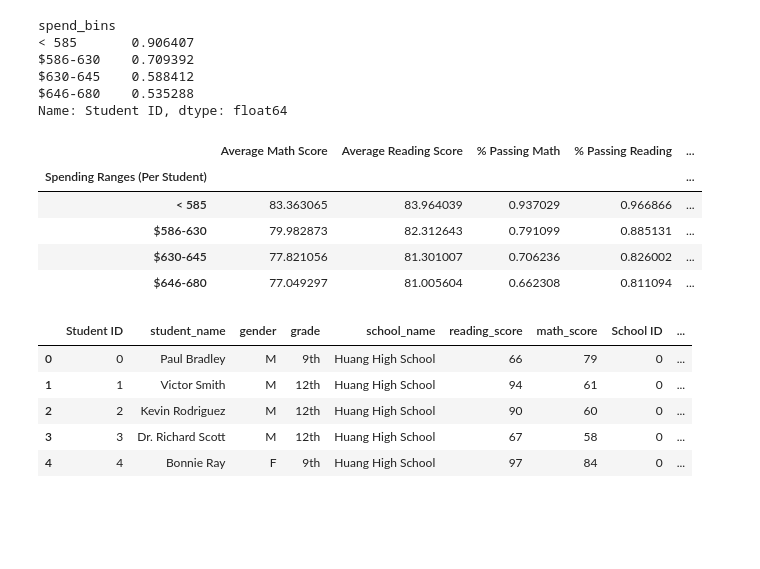
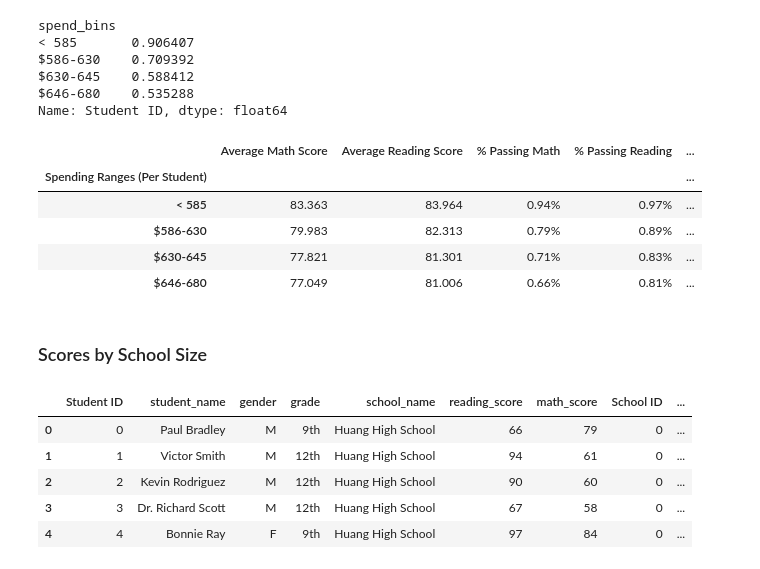
Before and after one commit to GrimmettDS/pandas-challenge, a Jupyter notebook: PyCitySchools/TestData.ipynb, the cells around one changed output. Cells and saved outputs as stored; diff of their text form; code cells hidden in the pictures; blank space fills up the shorter version.

```diff
--- a/PyCitySchools/TestData.ipynb
+++ b/PyCitySchools/TestData.ipynb
@@ -417,19 +424,29 @@ $630-645    0.588412
 $646-680    0.535288
 Name: Student ID, dtype: float64
 # %%
+# Creating Dataframe to show results with formatting changes
+
 scores_by_money_spent = pd.DataFrame({"Average Math Score": avg_math_spent,
                                      "Average Reading Score": avg_reading_spent,
                                      "% Passing Math": spent_pass_math,
                                      "% Passing Reading": spent_pass_reading,
                                      "Overall Passing Rate": spent_overall})
 
 scores_by_money_spent.index.name = "Spending Ranges (Per Student)"
 
+scores_by_money_spent["Average Math Score"] = scores_by_money_spent["Average Math Score"].map('{:.3f}'.format)
+scores_by_money_spent["Average Reading Score"] = scores_by_money_spent["Average Reading Score"].map('{:.3f}'.format)
+scores_by_money_spent["% Passing Math"] = scores_by_money_spent["% Passing Math"].map('{:.2f}%'.format)
+scores_by_money_spent["% Passing Reading"] = scores_by_money_spent["% Passing Reading"].map('{:.2f}%'.format)
+scores_by_money_spent["Overall Passing Rate"] = scores_by_money_spent["Overall Passing Rate"].map('{:.2f}%'.format)
+
 scores_by_money_spent
 # %% [output]
 |  | Average Math Score | Average Reading Score | % Passing Math | % Passing Reading | ... |
 | Spending Ranges (Per Student) |  |  |  |  | ... |
-| < 585 | 83.363065 | 83.964039 | 0.937029 | 0.966866 | ... |
-| $586-630 | 79.982873 | 82.312643 | 0.791099 | 0.885131 | ... |
-| $630-645 | 77.821056 | 81.301007 | 0.706236 | 0.826002 | ... |
-| $646-680 | 77.049297 | 81.005604 | 0.662308 | 0.811094 | ... |
+| < 585 | 83.363 | 83.964 | 0.94% | 0.97% | ... |
+| $586-630 | 79.983 | 82.313 | 0.79% | 0.89% | ... |
+| $630-645 | 77.821 | 81.301 | 0.71% | 0.83% | ... |
+| $646-680 | 77.049 | 81.006 | 0.66% | 0.81% | ... |
+# %% [markdown]
+### Scores by School Size
```
Also changed, not shown: parts of 19 cells of this notebook, 1 other file.
